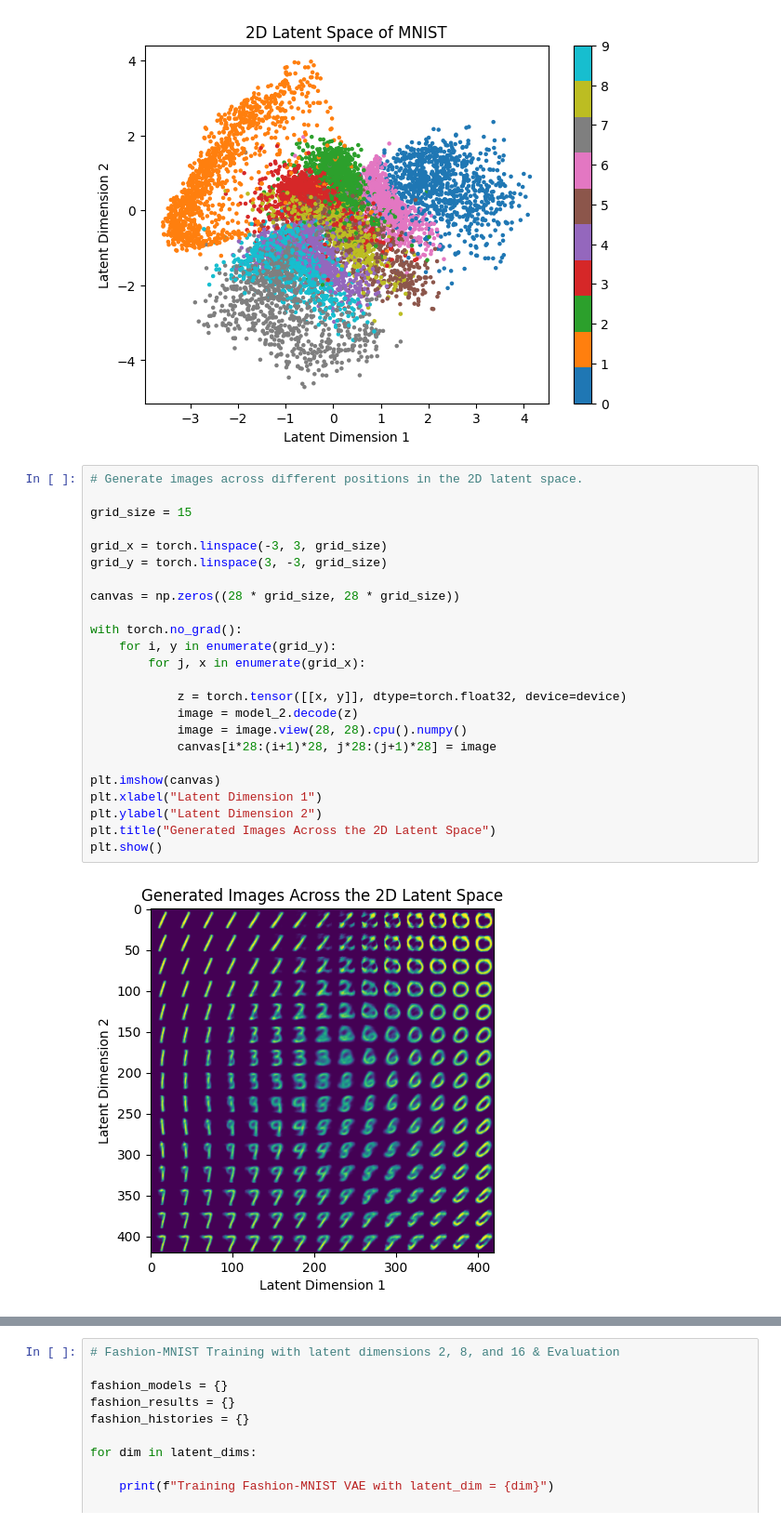
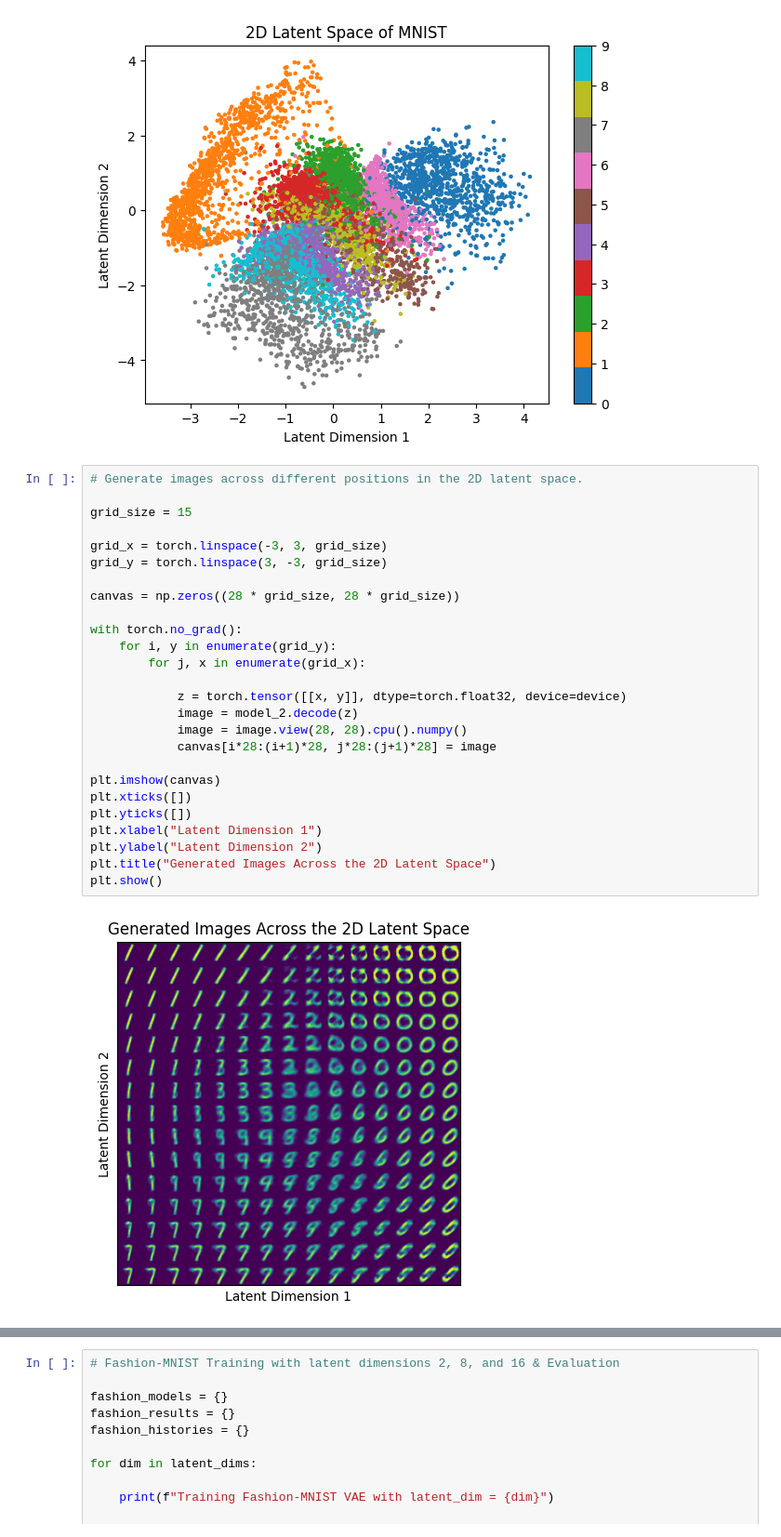
Before and after one commit to zzcinn/ECE1508-Project-Group-2, a Jupyter notebook: ECE1508_Project.ipynb, the cells around one changed output, grey strips where cells are left out. Shown at 93% size. Saved outputs shown, nothing was run; the diff lists cells and outputs as text.

```diff
--- a/ECE1508_Project.ipynb
+++ b/ECE1508_Project.ipynb
@@ -302,29 +302,31 @@ plt.show()
 # %%
 # Generate images across different positions in the 2D latent space.
 
 grid_size = 15
 
 grid_x = torch.linspace(-3, 3, grid_size)
 grid_y = torch.linspace(3, -3, grid_size)
 
 canvas = np.zeros((28 * grid_size, 28 * grid_size))
 
 with torch.no_grad():
     for i, y in enumerate(grid_y):
         for j, x in enumerate(grid_x):
 
             z = torch.tensor([[x, y]], dtype=torch.float32, device=device)
             image = model_2.decode(z)
             image = image.view(28, 28).cpu().numpy()
             canvas[i*28:(i+1)*28, j*28:(j+1)*28] = image
 
 plt.imshow(canvas)
+plt.xticks([])
+plt.yticks([])
 plt.xlabel("Latent Dimension 1")
 plt.ylabel("Latent Dimension 2")
 plt.title("Generated Images Across the 2D Latent Space")
 plt.show()
 # %% [output]
-[figure, old version]
+[figure, new version]
 # %%
 # MNIST Visual Comparison
 
```
Also changed, not shown: parts of 1 cell of this notebook, 1 other file.
